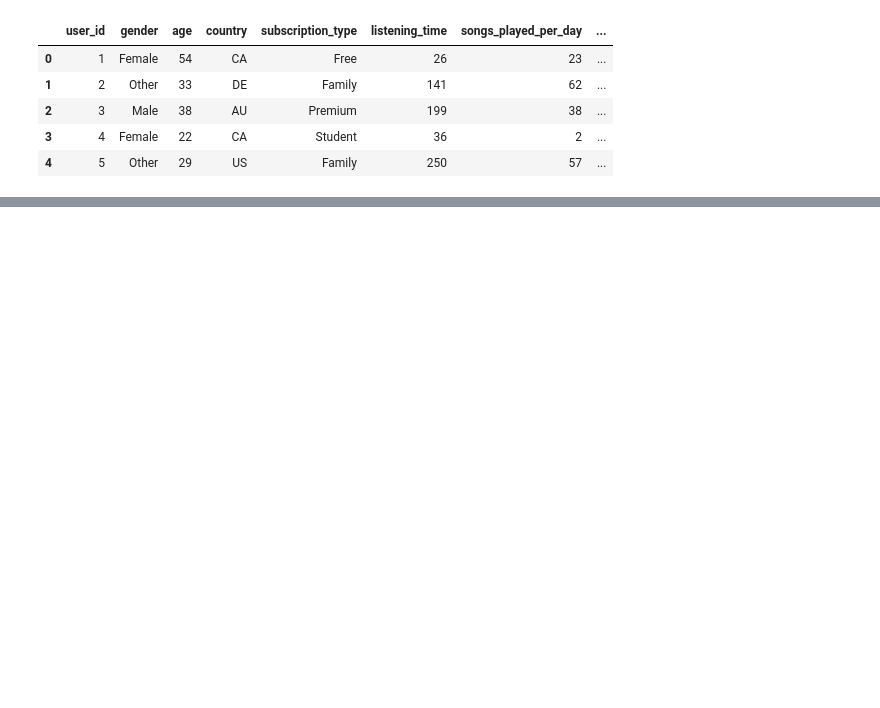
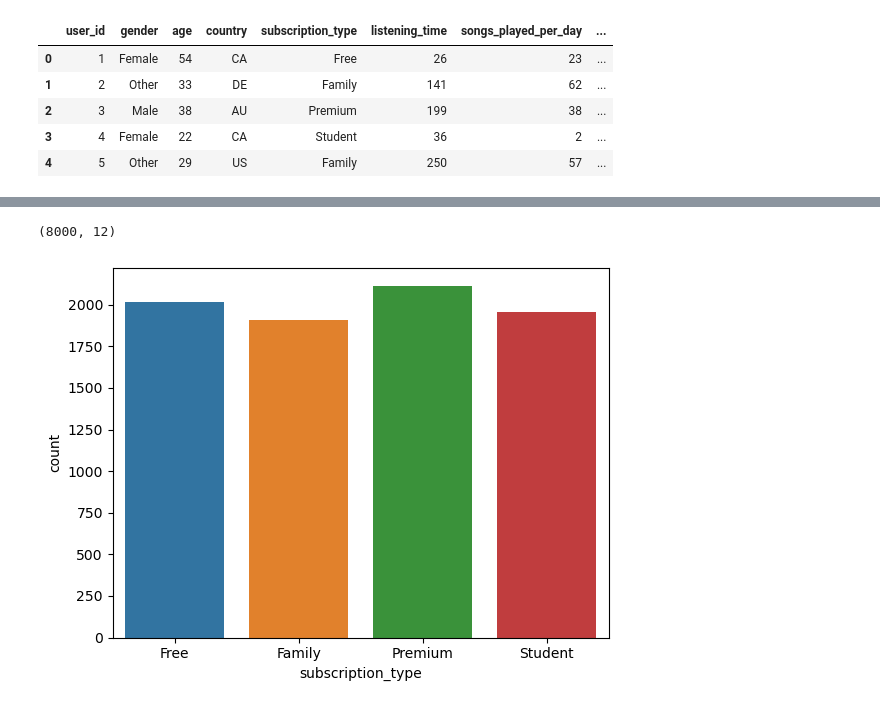
Before and after one commit to AhmedBashmmakh/Spotify-Churn-Prediction, a Jupyter notebook: Spotify_Churn_pred.ipynb, the cells around one changed output, grey strips where cells are left out. Saved outputs shown, nothing was run; the diff lists cells and outputs as text; code cells hidden in the pictures; blank space fills up the shorter version.

```diff
--- a/Spotify_Churn_pred.ipynb
+++ b/Spotify_Churn_pred.ipynb
@@ -21,0 +58,9 @@ df.head()
+# %%
+df.shape
+# %% [output]
+(8000, 12)
+# %%
+sns.countplot(data=df, x='subscription_type',hue="subscription_type")
+plt.show()
+# %% [output]
+[figure, added]
```
Also changed, not shown: parts of 15 cells of this notebook.
